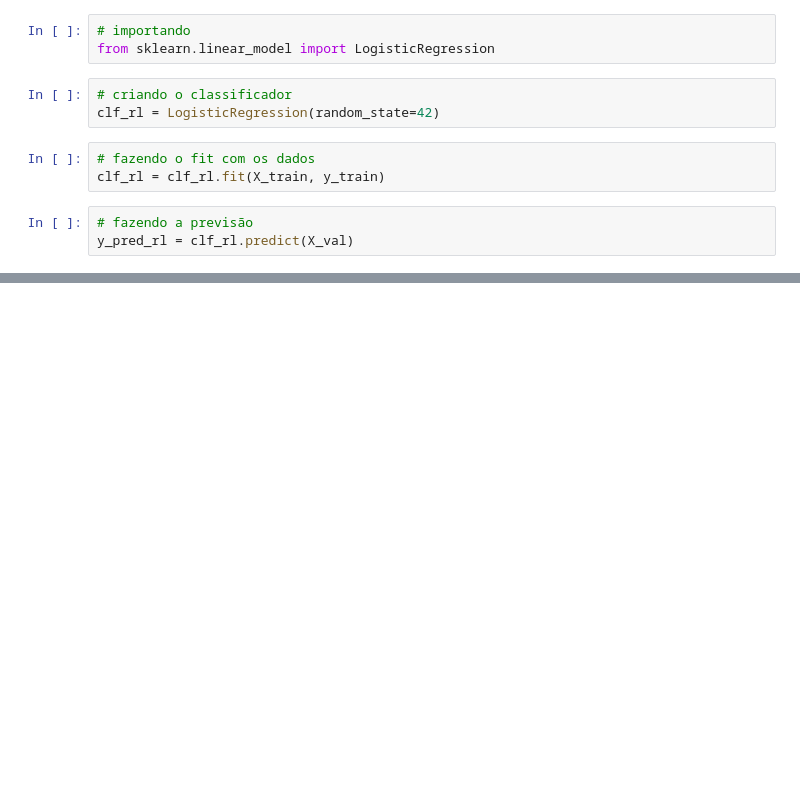
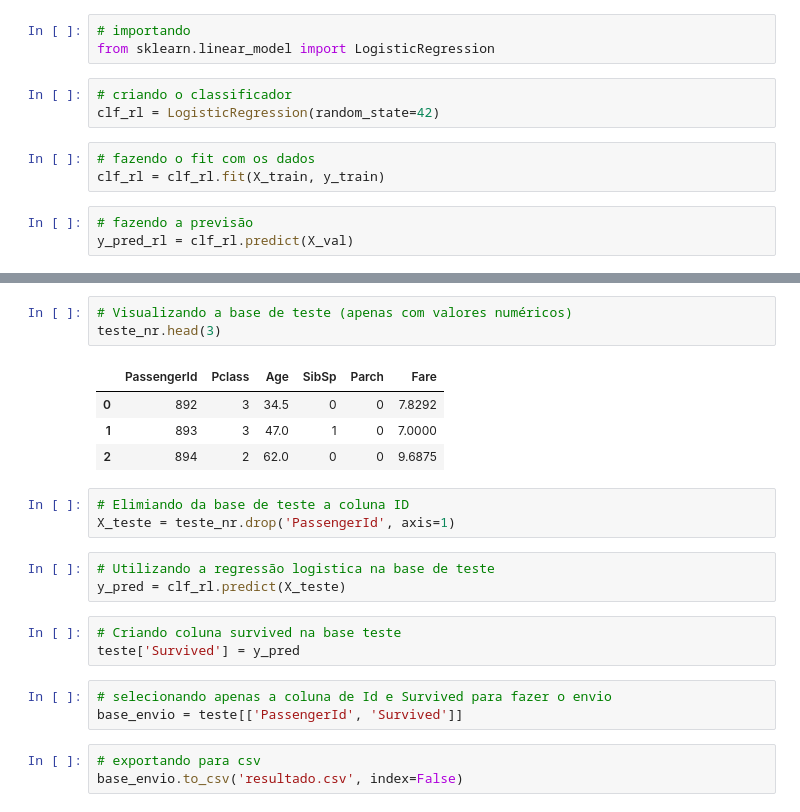
Before and after one commit to Luke-SL/An-lise-do-Titanic, a Jupyter notebook: main.ipynb, the cells around one changed output, grey strips where cells are left out. Cells and saved outputs as stored; diff of their text form; blank space fills up the shorter version.

```diff
--- a/main.ipynb
+++ b/main.ipynb
@@ -339,0 +400,23 @@ y_pred_rl = clf_rl.predict(X_val)
+# %%
+# Visualizando a base de teste (apenas com valores numéricos)
+teste_nr.head(3)
+# %% [output]
+|  | PassengerId | Pclass | Age | SibSp | Parch | Fare |
+| 0 | 892 | 3 | 34.5 | 0 | 0 | 7.8292 |
+| 1 | 893 | 3 | 47.0 | 1 | 0 | 7.0000 |
+| 2 | 894 | 2 | 62.0 | 0 | 0 | 9.6875 |
+# %%
+# Elimiando da base de teste a coluna ID
+X_teste = teste_nr.drop('PassengerId', axis=1)
+# %%
+# Utilizando a regressão logistica na base de teste
+y_pred = clf_rl.predict(X_teste)
+# %%
+# Criando coluna survived na base teste
+teste['Survived'] = y_pred
+# %%
+# selecionando apenas a coluna de Id e Survived para fazer o envio
+base_envio = teste[['PassengerId', 'Survived']]
+# %%
+# exportando para csv
+base_envio.to_csv('resultado.csv', index=False)
```
Also changed, not shown: parts of 12 cells of this notebook.
